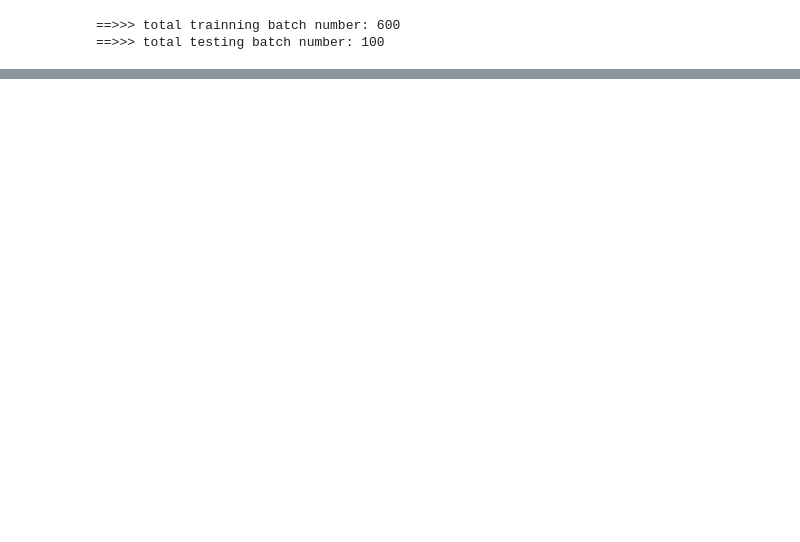
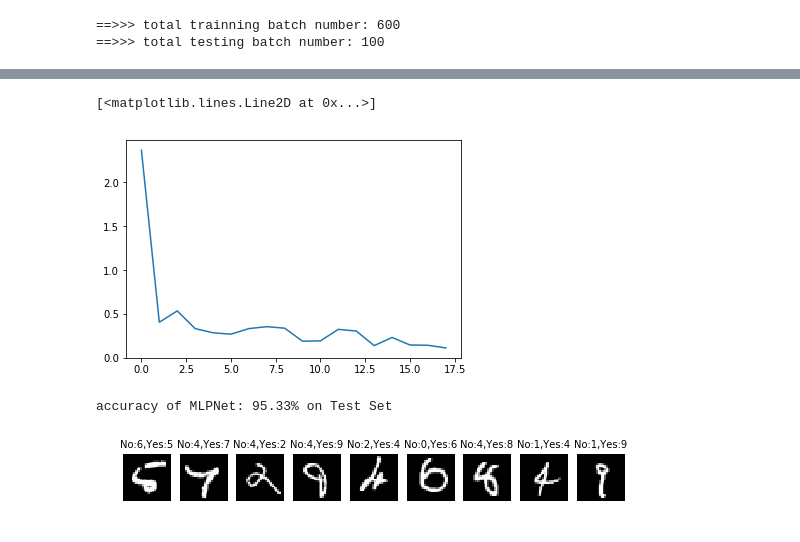
Before and after one commit to HouHouHouHouHouHou/7390, a Jupyter notebook: pytorchPlayGround.ipynb, the cells around one changed output, grey strips where cells are left out. Cells and saved outputs as stored; diff of their text form; code cells hidden in the pictures; blank space fills up the shorter version.

```diff
--- a/pytorchPlayGround.ipynb
+++ b/pytorchPlayGround.ipynb
@@ -416,0 +249,43 @@ for batch_idx, (x,y) in enumerate(test_loader):
+# %%
+plt.figure()
+plt.plot(all_losses)
+# %% [output]
+[<matplotlib.lines.Line2D at 0x...>]
+[figure, added]
+# %%
+count = 0
+validate_data = test_loader
+
+if validate_data == test_loader:
+    flag = "Test Set"
+if validate_data == train_loader:
+    flag = "Train Set"
+for batch_idx, (x,y) in enumerate(validate_data):
+    x= Variable(x)
+    topk_n, topk_i = model_MLP(x).data.topk(1)
+    for i in xrange(batch_size):
+        if topk_i[i][0] == y[i]:
+            count+=1
+
+print('accuracy of MLPNet: {}% on {}'.format(100*float(count)/float(batch_size*len(validate_data)),flag))
+# %% [output]
+accuracy of MLPNet: 95.33% on Test Set
+# %%
+pltsize=1
+plt.figure(figsize=(10*pltsize, pltsize))
+
+count = 0
+validate_data = test_loader
+for batch_idx, (x,y) in enumerate(validate_data):
+    xv= Variable(x)
+    topk_n, topk_i = model_MLP(xv).data.topk(1)
+    for i in xrange(batch_size):
+        if (topk_i[i][0] != y[i]) & (count < 9):
+            count +=1
+            plt.subplot(1,10,count)
+            plt.axis('off')
+            image = x[i].numpy().reshape(28,28)
+            plt.imshow(image, cmap="gray")
+            plt.title("No:{},Yes:{}".format(topk_i[i][0],y[i]),fontsize=10)
+# %% [output]
+[figure, added]
```
Also changed, not shown: parts of 30 cells of this notebook.
